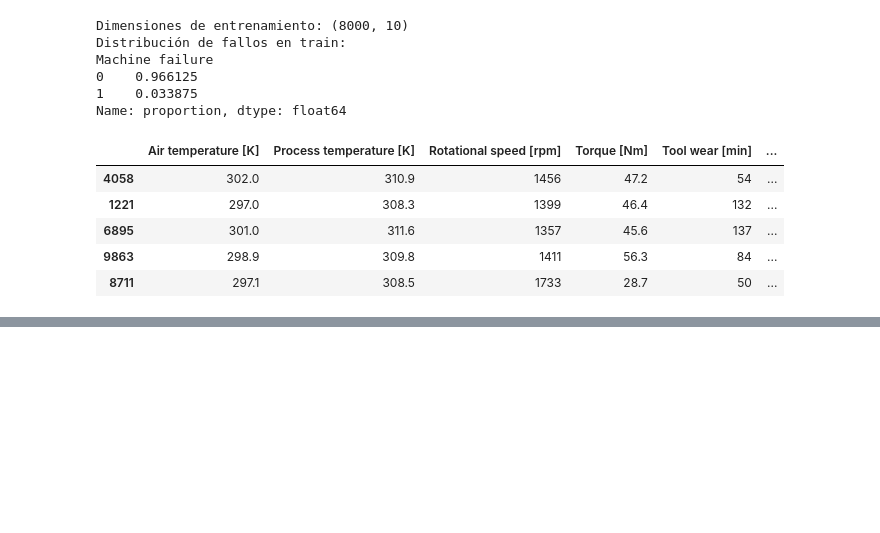
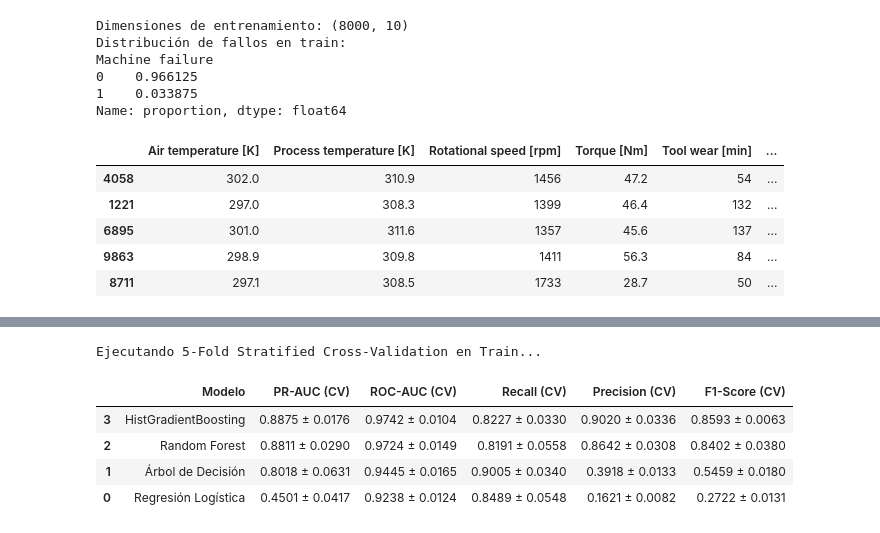
Before and after one commit to ArturoCarrilloJimenez/Predictive-Maintenance-AI4I-2020, a Jupyter notebook: notebooks/pipeline_entrega.ipynb, the cells around one changed output, grey strips where cells are left out. Drawn from its saved outputs; the diff is of its cells as text; code cells hidden in the pictures; blank space fills up the shorter version.

```diff
--- a/notebooks/pipeline_entrega.ipynb
+++ b/notebooks/pipeline_entrega.ipynb
@@ -534,0 +545,17 @@ Name: proportion, dtype: float64
+# %%
+from models import get_supervised_models, run_supervised_cv_benchmark
+
+# 1. Catálogo de modelos supervisados (configurados con class_weight='balanced')
+supervised_models = get_supervised_models(random_state=42)
+
+# 2. Benchmark de Validación Cruzada 5-Fold sobre el conjunto de Entrenamiento (80%)
+print("Ejecutando 5-Fold Stratified Cross-Validation en Train...")
+df_cv_results = run_supervised_cv_benchmark(supervised_models, X_train, y_train, n_splits=5)
+df_cv_results
+# %% [output]
+Ejecutando 5-Fold Stratified Cross-Validation en Train...
+|  | Modelo | PR-AUC (CV) | ROC-AUC (CV) | Recall (CV) | Precision (CV) | F1-Score (CV) |
+| 3 | HistGradientBoosting | 0.8875 ± 0.0176 | 0.9742 ± 0.0104 | 0.8227 ± 0.0330 | 0.9020 ± 0.0336 | 0.8593 ± 0.0063 |
+| 2 | Random Forest | 0.8811 ± 0.0290 | 0.9724 ± 0.0149 | 0.8191 ± 0.0558 | 0.8642 ± 0.0308 | 0.8402 ± 0.0380 |
+| 1 | Árbol de Decisión | 0.8018 ± 0.0631 | 0.9445 ± 0.0165 | 0.9005 ± 0.0340 | 0.3918 ± 0.0133 | 0.5459 ± 0.0180 |
+| 0 | Regresión Logística | 0.4501 ± 0.0417 | 0.9238 ± 0.0124 | 0.8489 ± 0.0548 | 0.1621 ± 0.0082 | 0.2722 ± 0.0131 |
```
Also changed, not shown: parts of 7 cells of this notebook, 1 other file.
